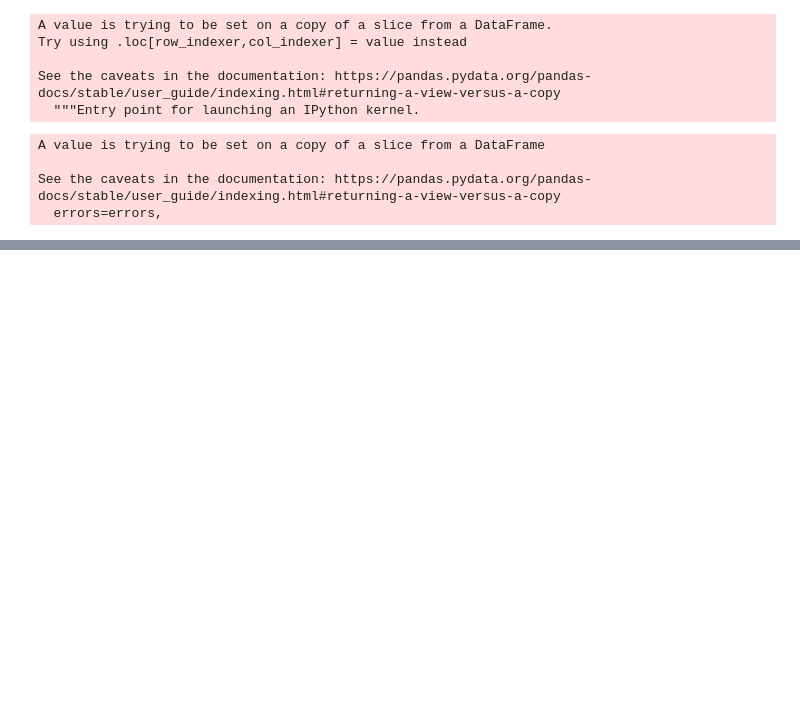
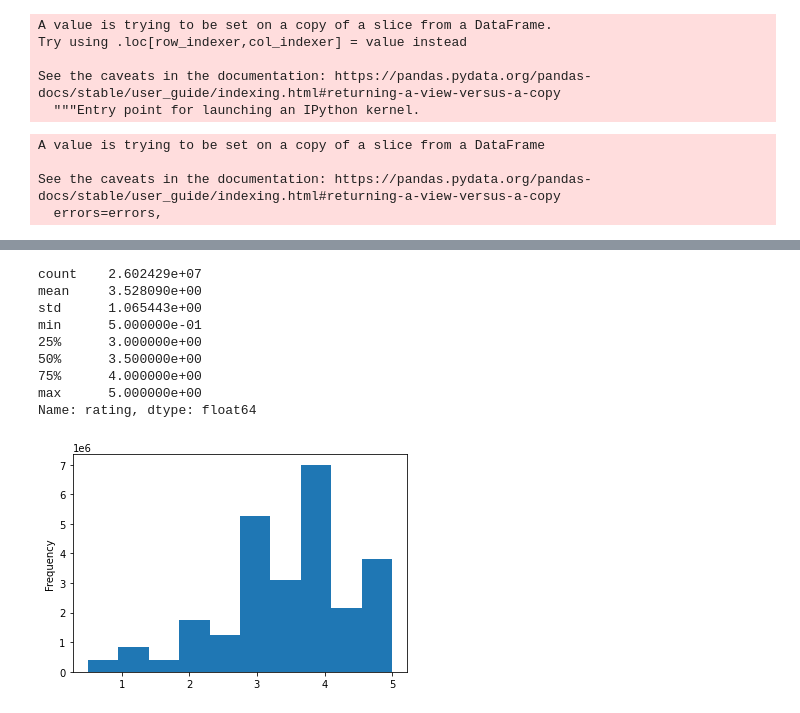
Before and after one commit to Snicho1945/Movies-ETL, a Jupyter notebook: Transform.ipynb, the cells around one changed output, grey strips where cells are left out. Drawn from its saved outputs; the diff is of its cells as text; code cells hidden in the pictures; blank space fills up the shorter version.

```diff
--- a/Transform.ipynb
+++ b/Transform.ipynb
@@ -618,0 +624,3 @@ See the caveats in the documentation: https://pandas.pydata.org/pandas-docs/stab
+# %%
+kaggle_metadata = pd.read_csv(f'{file_dir}movies_metadata.csv', low_memory=False)
+ratings = pd.read_csv(f'{file_dir}ratings.csv')
@@ -618,0 +711,16 @@ See the caveats in the documentation: https://pandas.pydata.org/pandas-docs/stab
+# %%
+ratings['timestamp'] = pd.to_datetime(ratings['timestamp'], unit='s')
+# %%
+ratings['rating'].plot(kind='hist')
+ratings['rating'].describe()
+# %% [output]
+count    2.602429e+07
+mean     3.528090e+00
+std      1.065443e+00
+min      5.000000e-01
+25%      3.000000e+00
+50%      3.500000e+00
+75%      4.000000e+00
+max      5.000000e+00
+Name: rating, dtype: float64
+[figure, added]
```
Also changed, not shown: parts of 13 cells of this notebook, 1 other file.
